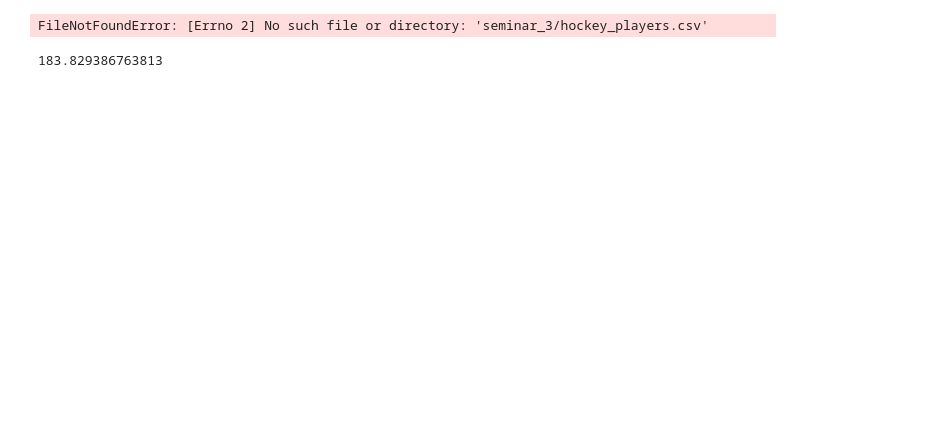
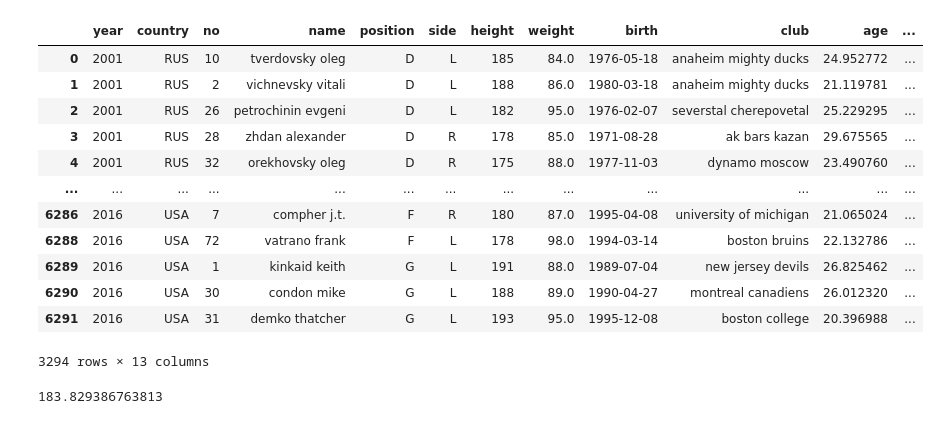
Before and after one commit to Fodikus/GB_Probability_theory_mathematical_statistics, a Jupyter notebook: seminar_3/Матстат_семинар3.ipynb, the cells around one changed output. Drawn from its saved outputs; the diff is of its cells as text; code cells hidden in the pictures; blank space fills up the shorter version.

```diff
--- a/seminar_3/Матстат_семинар3.ipynb
+++ b/seminar_3/Матстат_семинар3.ipynb
@@ -7,12 +7,24 @@ from matplotlib import pyplot as plt
 
 warnings.filterwarnings('ignore')
 # %%
-df = pd.read_csv(r'/seminar_3/hockey_players.csv', encoding='cp1251', parse_dates=['birth'])
+df = pd.read_csv(r'hockey_players.csv', encoding='cp1251', parse_dates=['birth'])
 
 df = df.drop_duplicates(['name', 'birth'])
 df
 # %% [output]
+|  | year | country | no | name | position | side | height | weight | birth | club | age | ... |
+| 0 | 2001 | RUS | 10 | tverdovsky oleg | D | L | 185 | 84.0 | 1976-05-18 | anaheim mighty ducks | 24.952772 | ... |
+| 1 | 2001 | RUS | 2 | vichnevsky vitali | D | L | 188 | 86.0 | 1980-03-18 | anaheim mighty ducks | 21.119781 | ... |
+| 2 | 2001 | RUS | 26 | petrochinin evgeni | D | L | 182 | 95.0 | 1976-02-07 | severstal cherepovetal | 25.229295 | ... |
+| 3 | 2001 | RUS | 28 | zhdan alexander | D | R | 178 | 85.0 | 1971-08-28 | ak bars kazan | 29.675565 | ... |
+| 4 | 2001 | RUS | 32 | orekhovsky oleg | D | R | 175 | 88.0 | 1977-11-03 | dynamo moscow | 23.490760 | ... |
+| ... | ... | ... | ... | ... | ... | ... | ... | ... | ... | ... | ... | ... |
+| 6286 | 2016 | USA | 7 | compher j.t. | F | R | 180 | 87.0 | 1995-04-08 | university of michigan | 21.065024 | ... |
+| 6288 | 2016 | USA | 72 | vatrano frank | F | L | 178 | 98.0 | 1994-03-14 | boston bruins | 22.132786 | ... |
+| 6289 | 2016 | USA | 1 | kinkaid keith | G | L | 191 | 88.0 | 1989-07-04 | new jersey devils | 26.825462 | ... |
+| 6290 | 2016 | USA | 30 | condon mike | G | L | 188 | 89.0 | 1990-04-27 | montreal canadiens | 26.012320 | ... |
+| 6291 | 2016 | USA | 31 | demko thatcher | G | L | 193 | 95.0 | 1995-12-08 | boston college | 20.396988 | ... |
-FileNotFoundError: [Errno 2] No such file or directory: 'seminar_3/hockey_players.csv'
+3294 rows × 13 columns
 # %%
 df['height'].mean()
 # %% [output]
```
Also changed, not shown: parts of 7 cells of this notebook.
